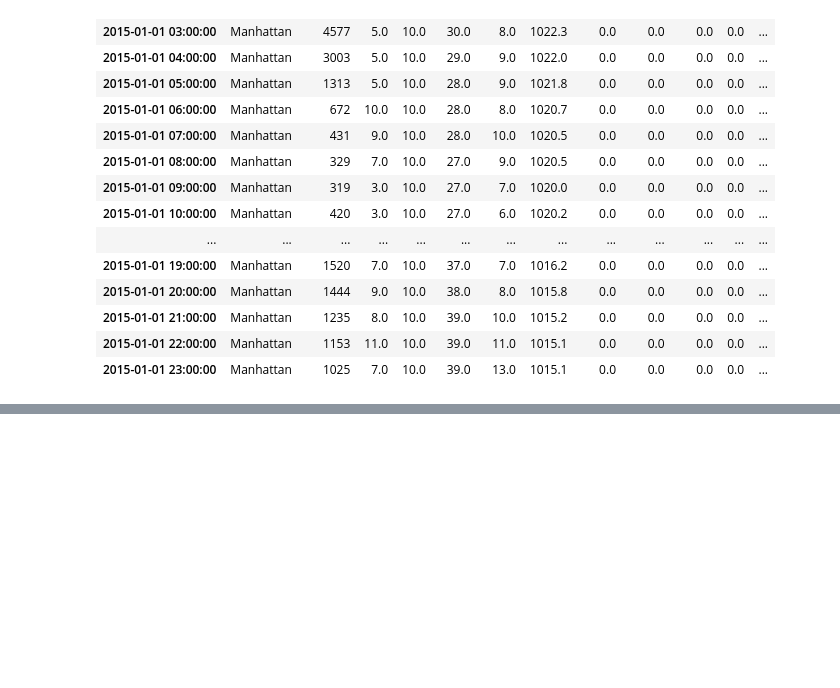
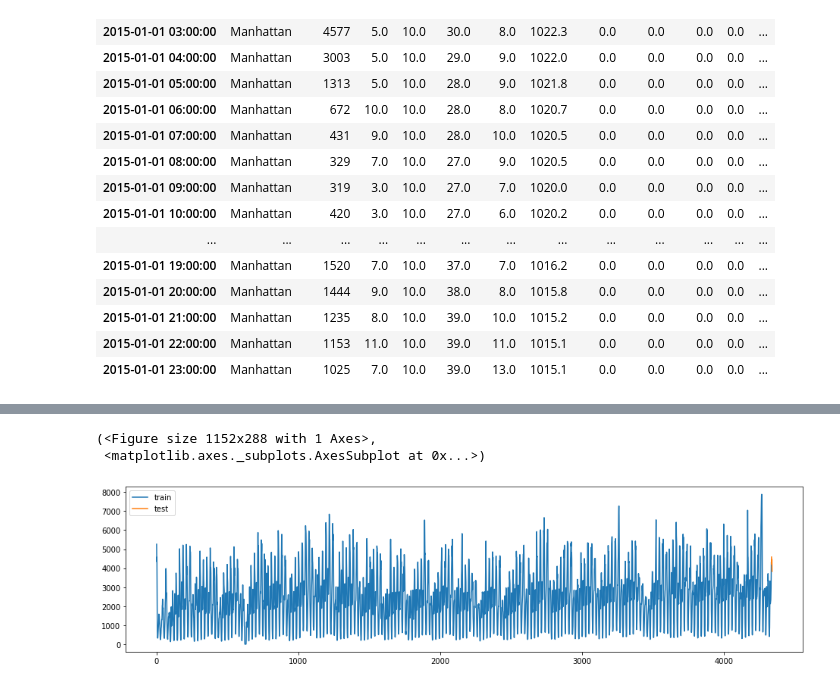
Before and after one commit to Sylvainj1/uber-times-series, a Jupyter notebook: models/sktime_test.ipynb, the cells around one changed output, grey strips where cells are left out. Saved outputs shown, nothing was run; the diff lists cells and outputs as text; code cells hidden in the pictures; blank space fills up the shorter version.

```diff
--- a/models/sktime_test.ipynb
+++ b/models/sktime_test.ipynb
@@ -250,0 +223,5 @@ ValueError: The window length and forecasting horizon are incompatible with the
+# %%
+man_uber = uber[uber['borough'] == 'Manhattan']
+#man_uber = man_uber[man_uber.index.month == 1]
+man_uber = man_uber.dropna()
+man_uber.tail()
@@ -250,0 +236,10 @@ ValueError: The window length and forecasting horizon are incompatible with the
+# %%
+man_uber = man_uber['pickups']
+man_uber =man_uber.to_numpy()
+y = pd.Series(data = man_uber)
+y_train, y_test = temporal_train_test_split(y, test_size= 5)
+plot_ys(y_train, y_test, labels= ['train', 'test'])
+# %% [output]
+(<Figure size 1152x288 with 1 Axes>,
+ <matplotlib.axes._subplots.AxesSubplot at 0x...>)
+[figure, added]
```
Also changed, not shown: parts of 14 cells of this notebook, 2 other files.
